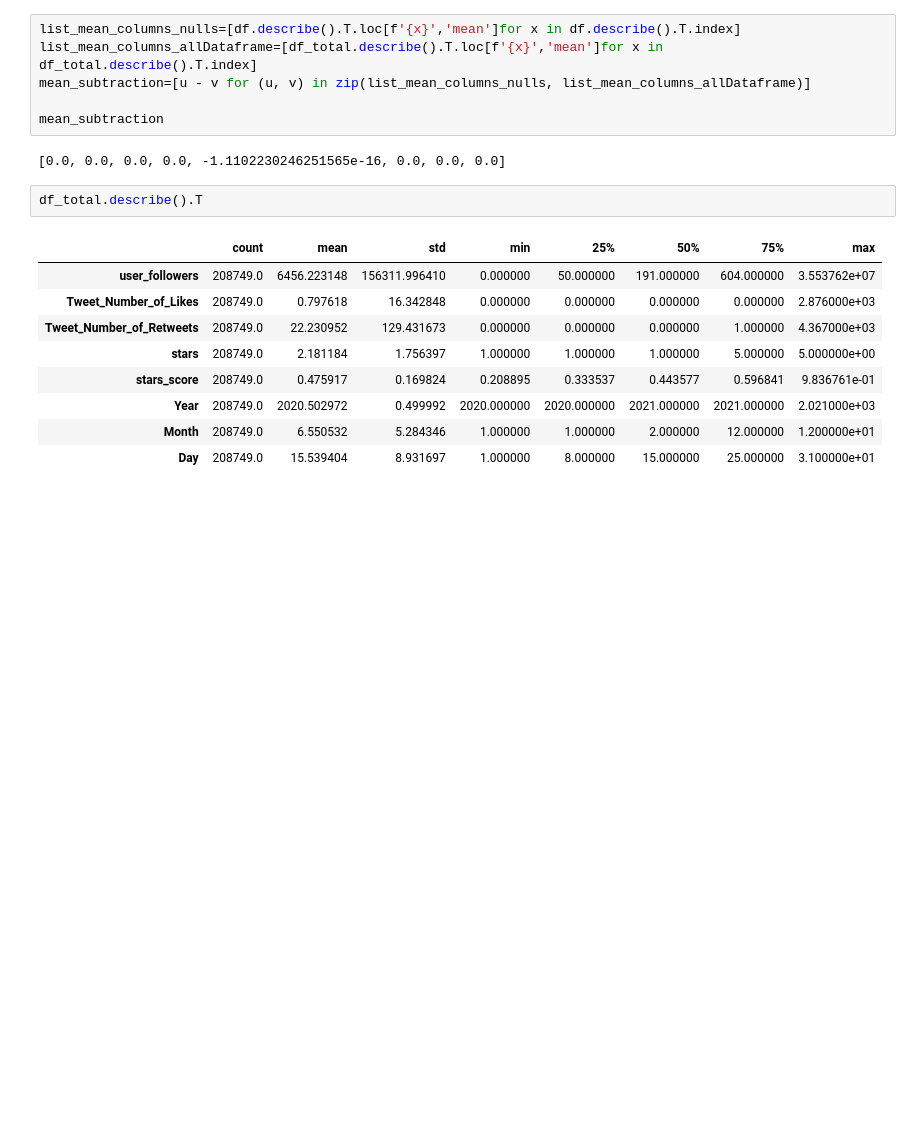
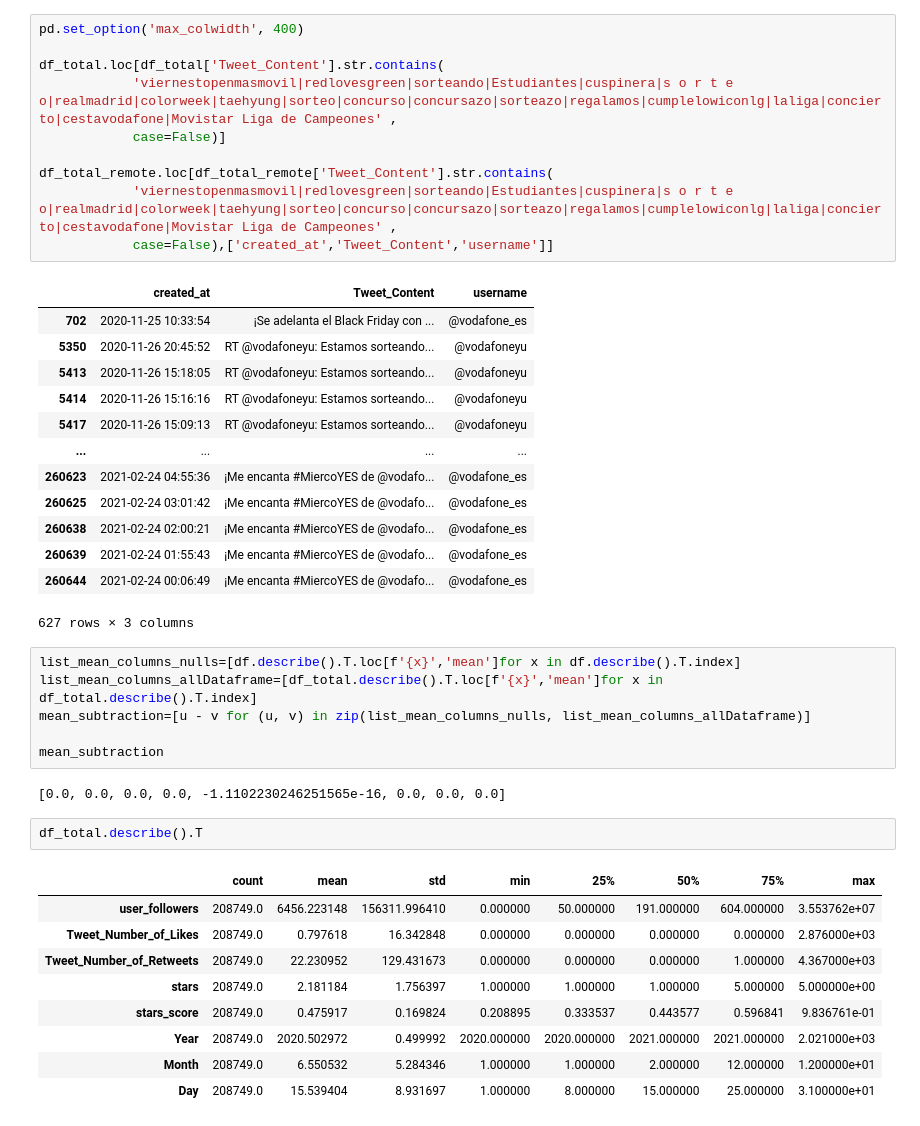
Before and after one commit to carpiero/Sentiment_Spanish_Operator, a Jupyter notebook: Notebooks/Notebook_006_remote.ipynb, the cells around one changed output. Saved outputs shown, nothing was run; the diff lists cells and outputs as text; blank space fills up the shorter version.

```diff
--- a/Notebooks/Notebook_006_remote.ipynb
+++ b/Notebooks/Notebook_006_remote.ipynb
@@ -35,4 +35,28 @@ memory usage: 270.4 MB
 None
+# %%
+pd.set_option('max_colwidth', 400)
+
+df_total.loc[df_total['Tweet_Content'].str.contains(
+            'viernestopenmasmovil|redlovesgreen|sorteando|Estudiantes|cuspinera|s o r t e o|realmadrid|colorweek|taehyung|sorteo|concurso|concursazo|sorteazo|regalamos|cumplelowiconlg|laliga|concierto|cestavodafone|Movistar Liga de Campeones' ,
+            case=False)]
+
+df_total_remote.loc[df_total_remote['Tweet_Content'].str.contains(
+            'viernestopenmasmovil|redlovesgreen|sorteando|Estudiantes|cuspinera|s o r t e o|realmadrid|colorweek|taehyung|sorteo|concurso|concursazo|sorteazo|regalamos|cumplelowiconlg|laliga|concierto|cestavodafone|Movistar Liga de Campeones' ,
+            case=False),['created_at','Tweet_Content','username']]
+# %% [output]
+|  | created_at | Tweet_Content | username |
+| 702 | 2020-11-25 10:33:54 | ¡Se adelanta el Black Friday con ... | @vodafone_es |
+| 5350 | 2020-11-26 20:45:52 | RT @vodafoneyu: Estamos sorteando... | @vodafoneyu |
+| 5413 | 2020-11-26 15:18:05 | RT @vodafoneyu: Estamos sorteando... | @vodafoneyu |
+| 5414 | 2020-11-26 15:16:16 | RT @vodafoneyu: Estamos sorteando... | @vodafoneyu |
+| 5417 | 2020-11-26 15:09:13 | RT @vodafoneyu: Estamos sorteando... | @vodafoneyu |
+| ... | ... | ... | ... |
+| 260623 | 2021-02-24 04:55:36 | ¡Me encanta #MiercoYES de @vodafo... | @vodafone_es |
+| 260625 | 2021-02-24 03:01:42 | ¡Me encanta #MiercoYES de @vodafo... | @vodafone_es |
+| 260638 | 2021-02-24 02:00:21 | ¡Me encanta #MiercoYES de @vodafo... | @vodafone_es |
+| 260639 | 2021-02-24 01:55:43 | ¡Me encanta #MiercoYES de @vodafo... | @vodafone_es |
+| 260644 | 2021-02-24 00:06:49 | ¡Me encanta #MiercoYES de @vodafo... | @vodafone_es |
+627 rows × 3 columns
 # %%
 list_mean_columns_nulls=[df.describe().T.loc[f'{x}','mean']for x in df.describe().T.index]
 list_mean_columns_allDataframe=[df_total.describe().T.loc[f'{x}','mean']for x in df_total.describe().T.index]
```
Also changed, not shown: parts of 1 cell of this notebook, 4 other files.
